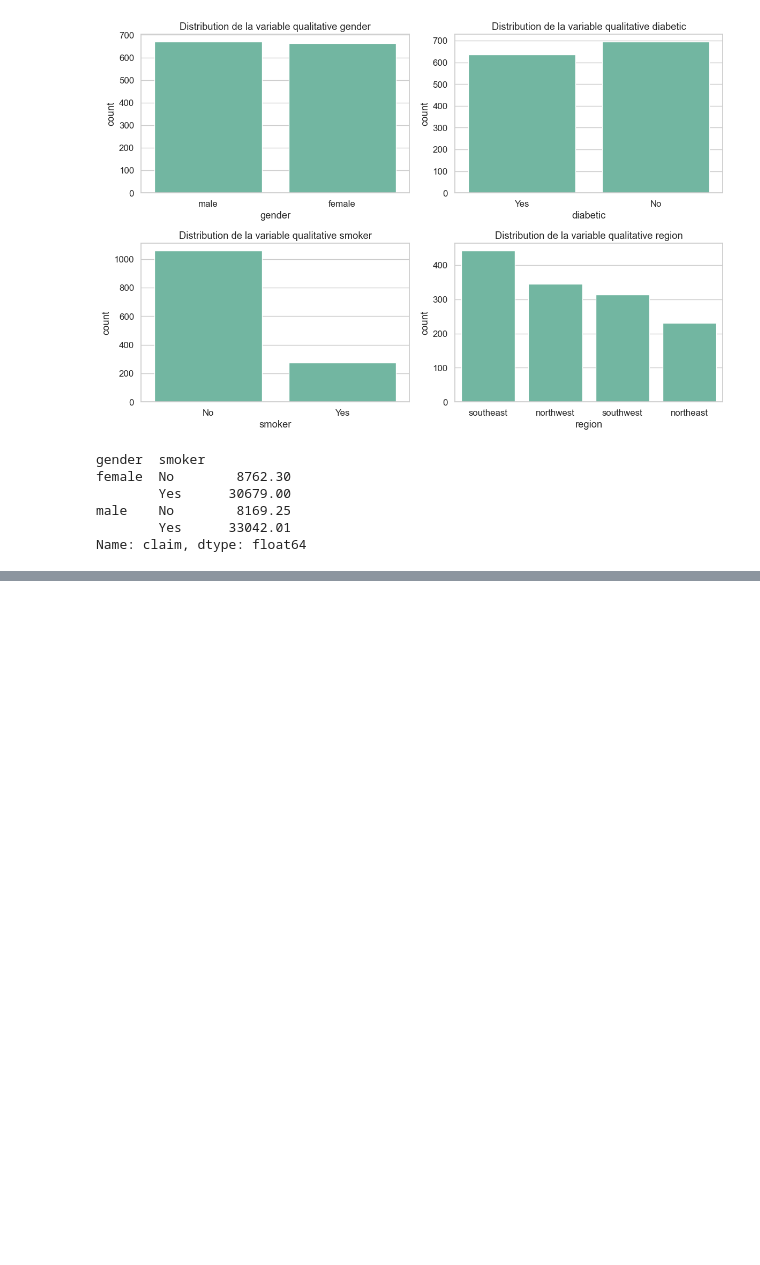
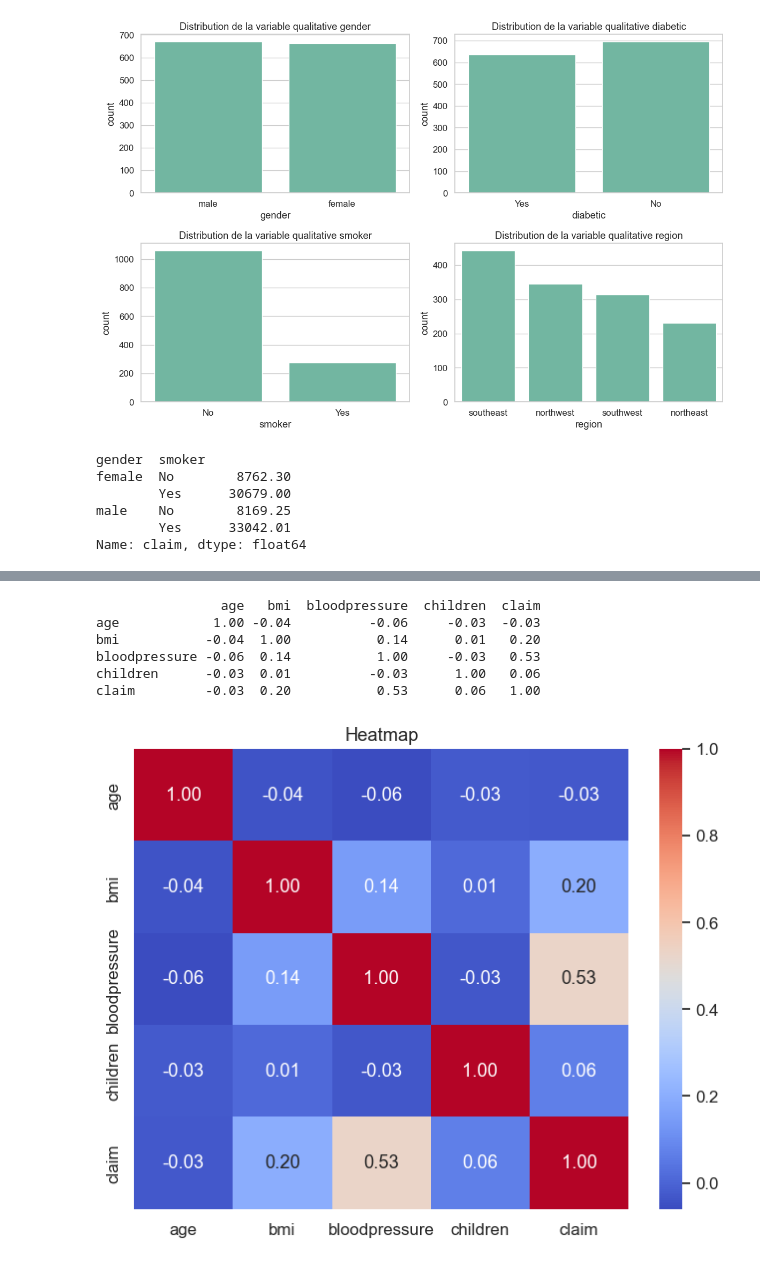
Before and after one commit to MattRodriguez64/HealthInsurancePredictionUS, a Jupyter notebook: model_analysis.ipynb, the cells around one changed output, grey strips where cells are left out. Drawn from its saved outputs; the diff is of its cells as text; code cells hidden in the pictures; blank space fills up the shorter version.

```diff
--- a/model_analysis.ipynb
+++ b/model_analysis.ipynb
@@ -144,0 +191,14 @@ Name: claim, dtype: float64
+# %%
+plt.figure(figsize=(8, 6))
+sns.heatmap(df[numeric_cols].corr(), annot = True, cmap = "coolwarm", fmt = ".2f")
+plt.title("Heatmap")
+print(df[numeric_cols].corr())
+plt.show()
+# %% [output]
+                age   bmi  bloodpressure  children  claim
+age            1.00 -0.04          -0.06     -0.03  -0.03
+bmi           -0.04  1.00           0.14      0.01   0.20
+bloodpressure -0.06  0.14           1.00     -0.03   0.53
+children      -0.03  0.01          -0.03      1.00   0.06
+claim         -0.03  0.20           0.53      0.06   1.00
+[figure, added]
```
Also changed, not shown: parts of 19 cells of this notebook.
